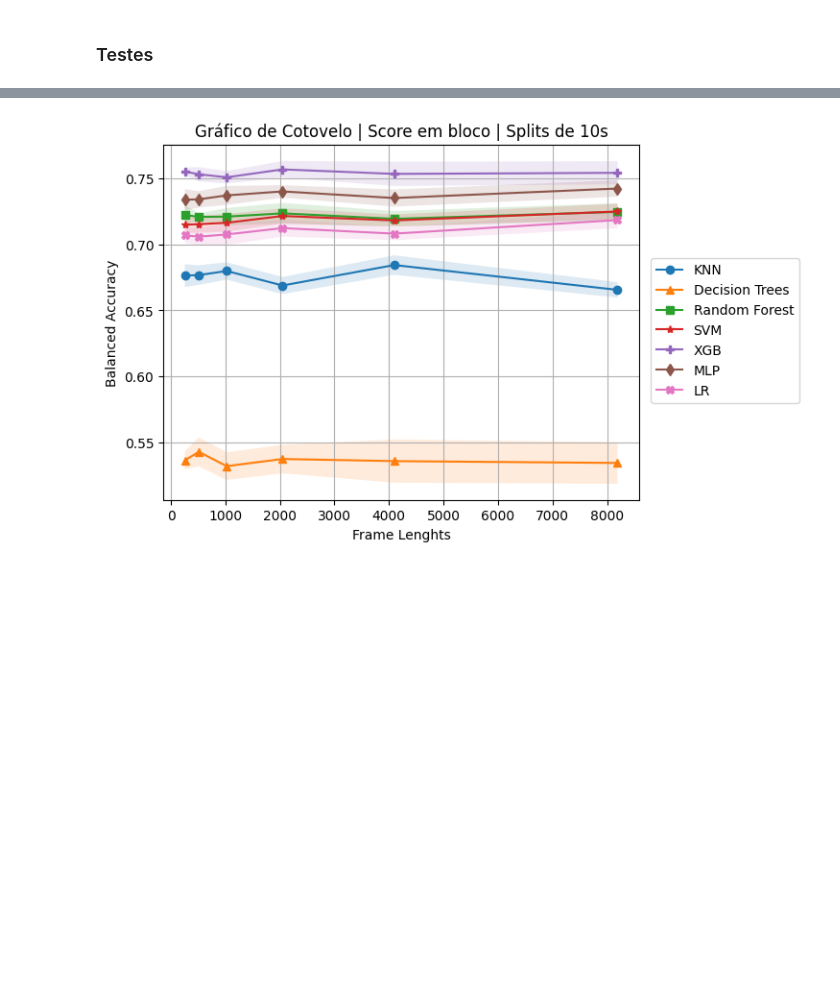
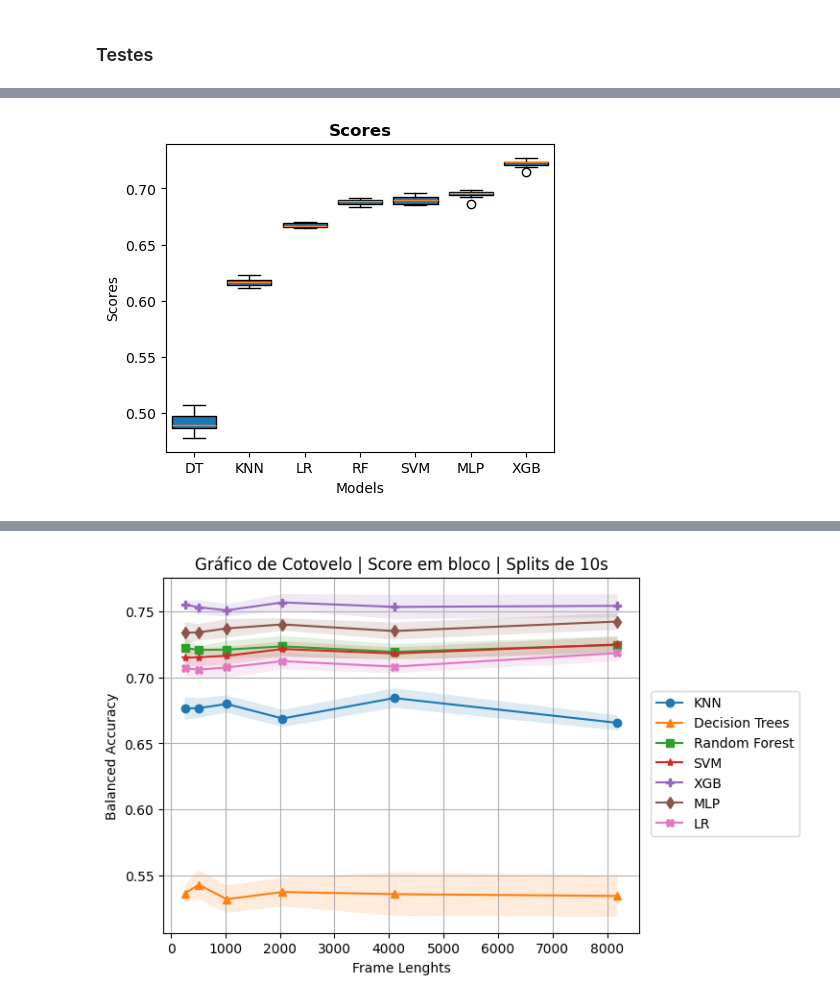
Before and after one commit to andryll/MGR-IC, a Jupyter notebook: codes/ClassificationTestes.ipynb, the cells around one changed output, grey strips where cells are left out. Saved outputs shown, nothing was run; the diff lists cells and outputs as text; code cells hidden in the pictures; blank space fills up the shorter version.

```diff
--- a/codes/ClassificationTestes.ipynb
+++ b/codes/ClassificationTestes.ipynb
@@ -446,3 +446,9 @@ for score in scoreslist:
 for score in scoreslistB:
   scoresmeansB.append(np.mean(score, axis=0))
   scoressdsB.append(np.std(score, axis=0))
+# %%
+scoreslist2 = []
+for score in scoreslist:
+  scoreslist2.append(score.flatten())
+
+scoreslist2
@@ -449,3 +470,23 @@ for score in scoreslistB:
+# %%
+labels = ['KNN', 'DT', 'RF', 'SVM', 'XGB', 'MLP', 'LR']
+sorted_indices = np.argsort(medias)
+
+sorted_scores = [scoreslist2[i] for i in sorted_indices]
+sorted_labels = [labels[i] for i in sorted_indices]
+
+plt.figure(figsize=(5, 4))
+plt.boxplot(sorted_scores, labels=sorted_labels, patch_artist=True, notch=False, widths=0.8)
+
+# Adicionando títulos e rótulos
+plt.title('Scores', fontweight = 'bold')
+plt.xlabel('Models')
+plt.ylabel('Scores')
+
+# Exibindo o gráfico
+plt.savefig('C:/Users/andry/OneDrive/Documentos/GitHub/MGR-IC/ft2/5s/boxplot.pdf')
+plt.show()
+# %% [output]
+[figure, added]
 # %%
 #  Plota o gráfico com as médias das seeds e os desvios padrão
 
```
Also changed, not shown: parts of 11 cells of this notebook.
